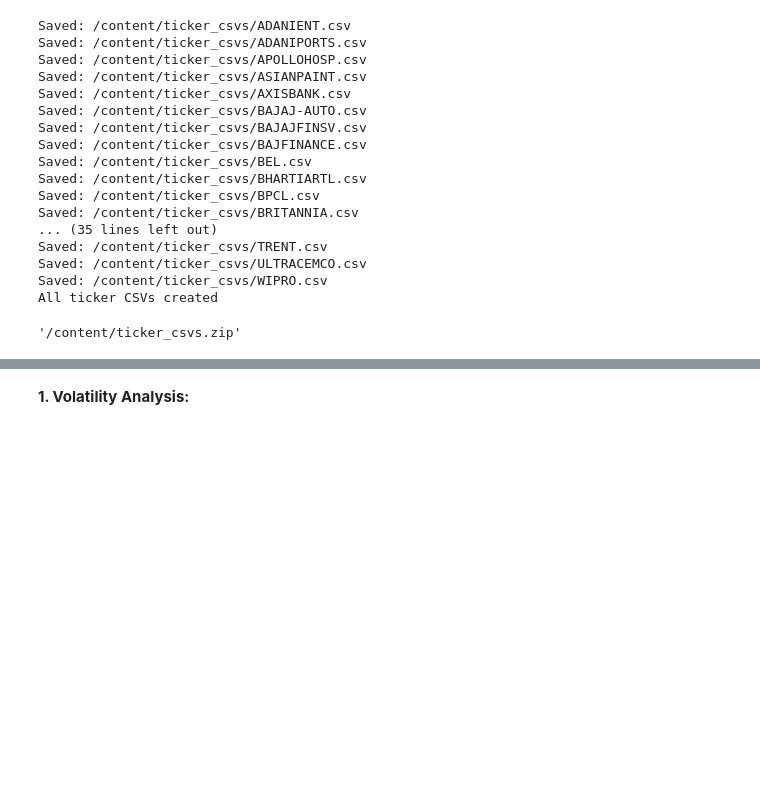
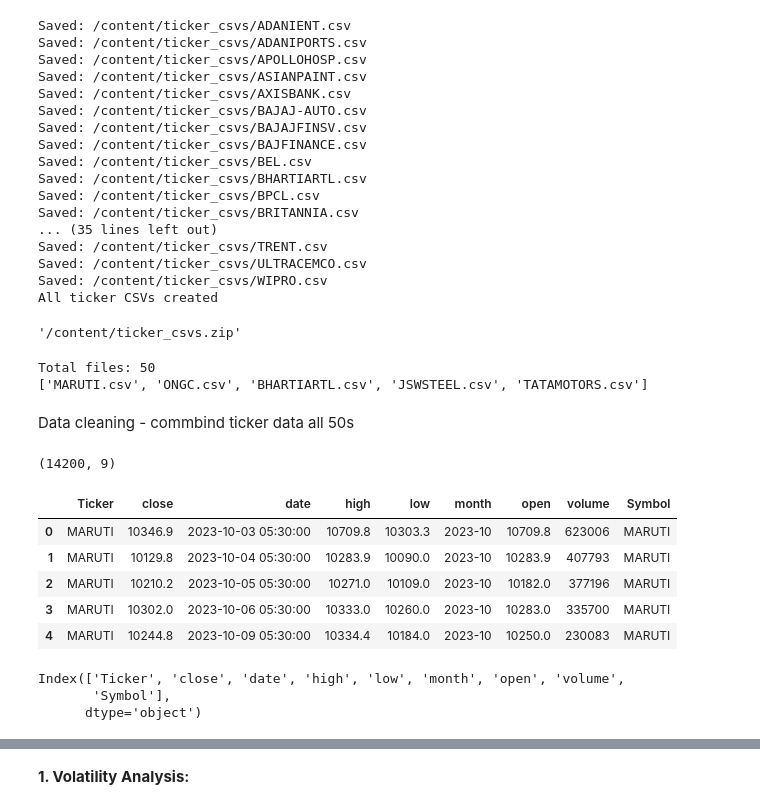
Before and after one commit to Uma-Monu/Project-2, a Jupyter notebook: Project_2_stock analysis code.ipynb, the cells around one changed output, grey strips where cells are left out. Cells and saved outputs as stored; diff of their text form; code cells hidden in the pictures; blank space fills up the shorter version.

```diff
--- a/Project_2_stock analysis code.ipynb
+++ b/Project_2_stock analysis code.ipynb
@@ -191,0 +199,47 @@ shutil.make_archive(
+# %%
+import os
+
+files = os.listdir("/content/stocks")
+
+print("Total files:", len(files))
+print(files[:5])
+# %% [output]
+Total files: 50
+['MARUTI.csv', 'ONGC.csv', 'BHARTIARTL.csv', 'JSWSTEEL.csv', 'TATAMOTORS.csv']
+# %% [markdown]
+Data cleaning - commbind ticker data all 50s
+# %%
+import pandas as pd
+import os
+
+all_data = []
+
+for file in files:
+    if file.endswith(".csv"):
+        path = os.path.join("/content/stocks", file)
+        df = pd.read_csv(path)
+
+        # Add stock symbol
+        df["Symbol"] = file.replace(".csv", "")
+
+        all_data.append(df)
+
+# Combine all dataframes
+master_df = pd.concat(all_data, ignore_index=True)
+
+print(master_df.shape)
+master_df.head()
+# %% [output]
+(14200, 9)
+|  | Ticker | close | date | high | low | month | open | volume | Symbol |
+| 0 | MARUTI | 10346.9 | 2023-10-03 05:30:00 | 10709.8 | 10303.3 | 2023-10 | 10709.8 | 623006 | MARUTI |
+| 1 | MARUTI | 10129.8 | 2023-10-04 05:30:00 | 10283.9 | 10090.0 | 2023-10 | 10283.9 | 407793 | MARUTI |
+| 2 | MARUTI | 10210.2 | 2023-10-05 05:30:00 | 10271.0 | 10109.0 | 2023-10 | 10182.0 | 377196 | MARUTI |
+| 3 | MARUTI | 10302.0 | 2023-10-06 05:30:00 | 10333.0 | 10260.0 | 2023-10 | 10283.0 | 335700 | MARUTI |
+| 4 | MARUTI | 10244.8 | 2023-10-09 05:30:00 | 10334.4 | 10184.0 | 2023-10 | 10250.0 | 230083 | MARUTI |
+# %%
+master_df.columns
+# %% [output]
+Index(['Ticker', 'close', 'date', 'high', 'low', 'month', 'open', 'volume',
+       'Symbol'],
+      dtype='object')
```
Also changed, not shown: parts of 24 cells of this notebook.
